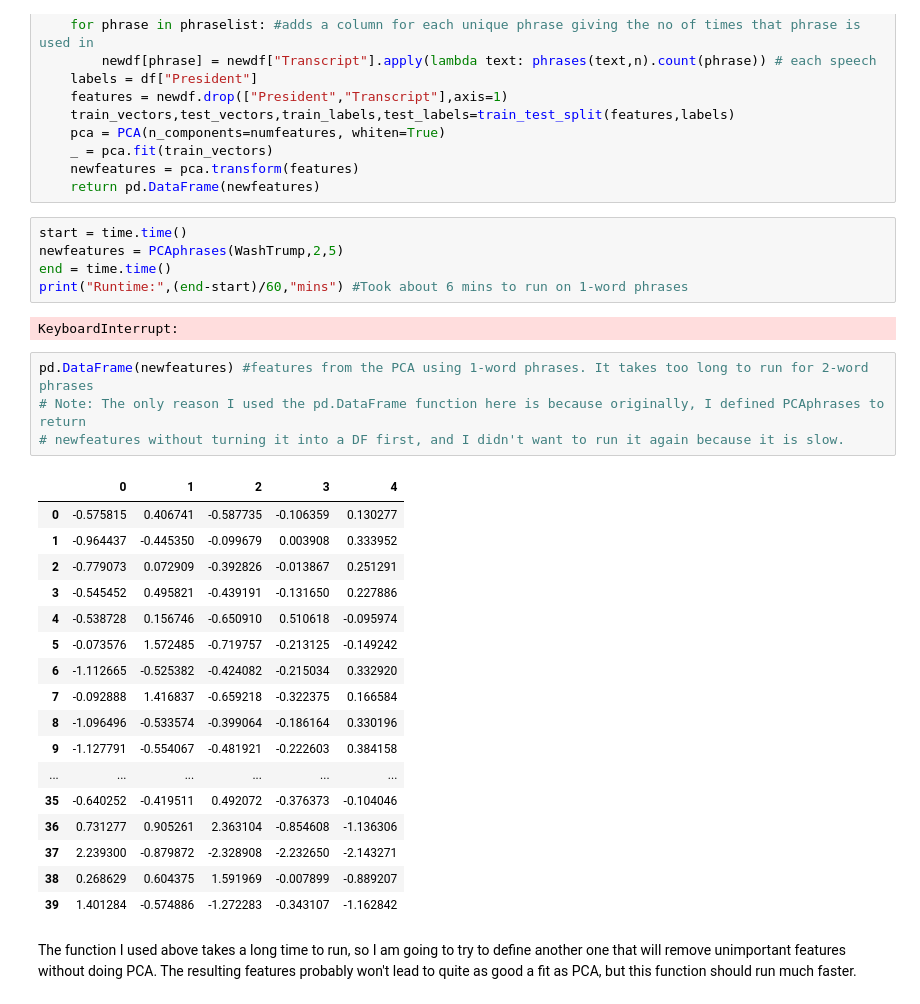
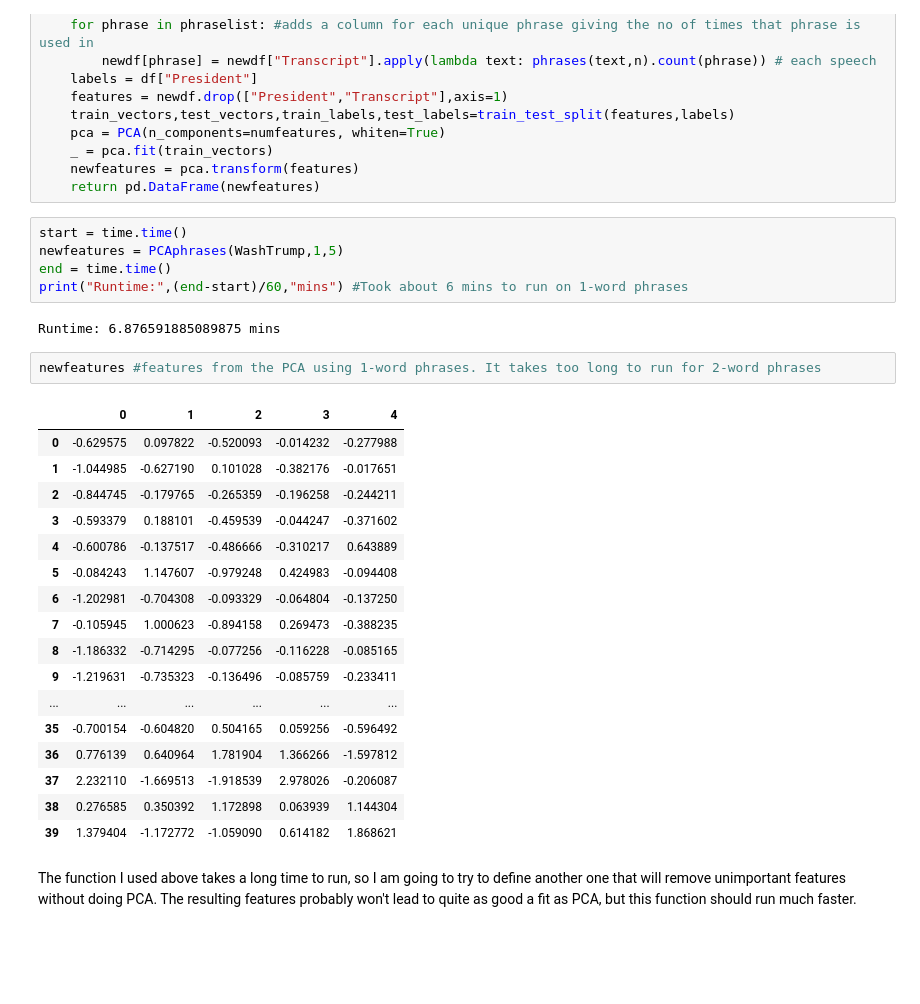
Before and after one commit to gianbatayola/CMSE-202-Project, a Jupyter notebook: word_pca.ipynb, the cells around one changed output. Cells and saved outputs as stored; diff of their text form; blank space fills up the shorter version.

Commit message:
Finished features data frame

```diff
--- a/word_pca.ipynb
+++ b/word_pca.ipynb
@@ -154,33 +157,31 @@ def PCAphrases(df,n,numfeatures): # n is the no. of words per phrase, numfeature
     return pd.DataFrame(newfeatures)
 # %%
 start = time.time()
-newfeatures = PCAphrases(WashTrump,2,5)
+newfeatures = PCAphrases(WashTrump,1,5)
 end = time.time()
 print("Runtime:",(end-start)/60,"mins") #Took about 6 mins to run on 1-word phrases
 # %% [output]
-KeyboardInterrupt:
+Runtime: 6.876591885089875 mins
 # %%
-pd.DataFrame(newfeatures) #features from the PCA using 1-word phrases. It takes too long to run for 2-word phrases
-# Note: The only reason I used the pd.DataFrame function here is because originally, I defined PCAphrases to return
-# newfeatures without turning it into a DF first, and I didn't want to run it again because it is slow.
+newfeatures #features from the PCA using 1-word phrases. It takes too long to run for 2-word phrases
 # %% [output]
 |  | 0 | 1 | 2 | 3 | 4 |
-| 0 | -0.575815 | 0.406741 | -0.587735 | -0.106359 | 0.130277 |
-| 1 | -0.964437 | -0.445350 | -0.099679 | 0.003908 | 0.333952 |
-| 2 | -0.779073 | 0.072909 | -0.392826 | -0.013867 | 0.251291 |
-| 3 | -0.545452 | 0.495821 | -0.439191 | -0.131650 | 0.227886 |
-| 4 | -0.538728 | 0.156746 | -0.650910 | 0.510618 | -0.095974 |
-| 5 | -0.073576 | 1.572485 | -0.719757 | -0.213125 | -0.149242 |
-| 6 | -1.112665 | -0.525382 | -0.424082 | -0.215034 | 0.332920 |
-| 7 | -0.092888 | 1.416837 | -0.659218 | -0.322375 | 0.166584 |
-| 8 | -1.096496 | -0.533574 | -0.399064 | -0.186164 | 0.330196 |
-| 9 | -1.127791 | -0.554067 | -0.481921 | -0.222603 | 0.384158 |
+| 0 | -0.629575 | 0.097822 | -0.520093 | -0.014232 | -0.277988 |
+| 1 | -1.044985 | -0.627190 | 0.101028 | -0.382176 | -0.017651 |
+| 2 | -0.844745 | -0.179765 | -0.265359 | -0.196258 | -0.244211 |
+| 3 | -0.593379 | 0.188101 | -0.459539 | -0.044247 | -0.371602 |
+| 4 | -0.600786 | -0.137517 | -0.486666 | -0.310217 | 0.643889 |
+| 5 | -0.084243 | 1.147607 | -0.979248 | 0.424983 | -0.094408 |
+| 6 | -1.202981 | -0.704308 | -0.093329 | -0.064804 | -0.137250 |
+| 7 | -0.105945 | 1.000623 | -0.894158 | 0.269473 | -0.388235 |
+| 8 | -1.186332 | -0.714295 | -0.077256 | -0.116228 | -0.085165 |
+| 9 | -1.219631 | -0.735323 | -0.136496 | -0.085759 | -0.233411 |
 | ... | ... | ... | ... | ... | ... |
-| 35 | -0.640252 | -0.419511 | 0.492072 | -0.376373 | -0.104046 |
-| 36 | 0.731277 | 0.905261 | 2.363104 | -0.854608 | -1.136306 |
-| 37 | 2.239300 | -0.879872 | -2.328908 | -2.232650 | -2.143271 |
-| 38 | 0.268629 | 0.604375 | 1.591969 | -0.007899 | -0.889207 |
-| 39 | 1.401284 | -0.574886 | -1.272283 | -0.343107 | -1.162842 |
+| 35 | -0.700154 | -0.604820 | 0.504165 | 0.059256 | -0.596492 |
+| 36 | 0.776139 | 0.640964 | 1.781904 | 1.366266 | -1.597812 |
+| 37 | 2.232110 | -1.669513 | -1.918539 | 2.978026 | -0.206087 |
+| 38 | 0.276585 | 0.350392 | 1.172898 | 0.063939 | 1.144304 |
+| 39 | 1.379404 | -1.172772 | -1.059090 | 0.614182 | 1.868621 |
 # %% [markdown]
 The function I used above takes a long time to run, so I am going to try to define another one that will remove unimportant features without doing PCA. The resulting features probably won't lead to quite as good a fit as PCA, but this function should run much faster.
 # %%
```
Also changed, not shown: parts of 2 cells of this notebook, 3 other files.
